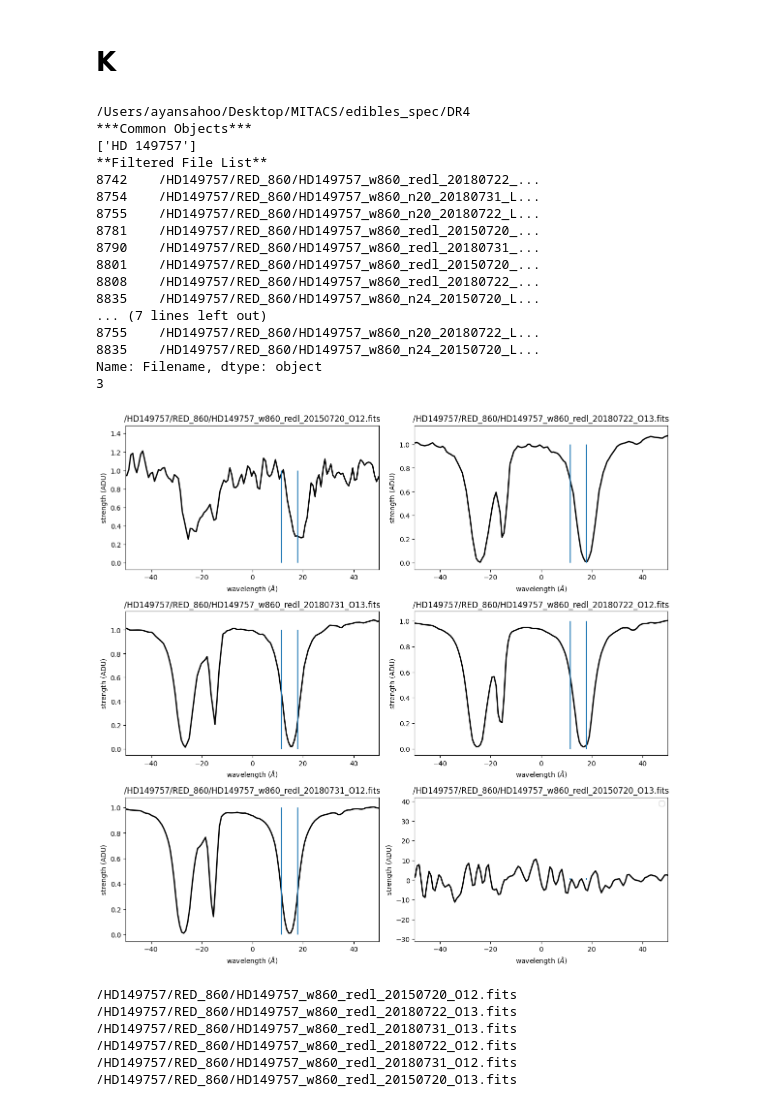
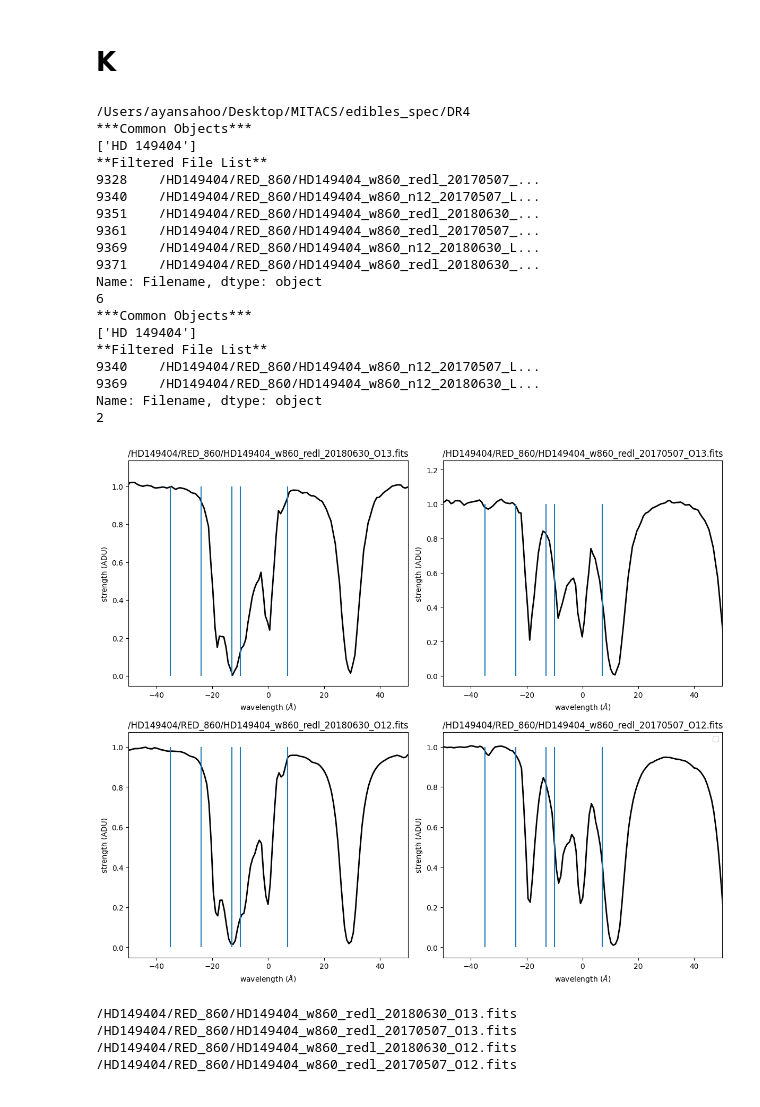
Before and after one commit to AyanS13/edibles, a Jupyter notebook: cloud_checker.ipynb, the cells around one changed output. Cells and saved outputs as stored; diff of their text form; code cells hidden in the pictures.

```diff
--- a/cloud_checker.ipynb
+++ b/cloud_checker.ipynb
@@ -129,7 +131,7 @@ Name: Filename, dtype: object
 # %% [markdown]
 # Na II
 # %%
-sightline = "HD 149757"
+sightline = "HD 149404"
 pythia = EdiblesOracle()
 List_1 = pythia.getFilteredObsList(object=[sightline], MergedOnly=False, Wave=5892)
 test_1 = List_1.values.tolist()
@@ -143,9 +145,10 @@ test = list(test)
 
 lambda0 = [5889.951, 5895.924]
 ref_wave = 5889.951
-cl_1 = -8.7
-cl_2 = -10.6
-# cl_3 = -11
+cl_1 = 7
+cl_2 = -13
+cl_3 = -35
+cl_4 = -24
 # f = [0.005450, 0.005450]
 # gamma = [1e8,1e8]
 # b = [3.5, 3.5]
@@ -159,7 +162,7 @@ l = len(test)
 rows = l//2 + 1
 
 # Create a figure and an array of subplots (3x3 grid)
-fig, axs = plt.subplots(rows, 2, figsize=(12, 15))
+fig, axs = plt.subplots(rows, 2, figsize=(12,10))#(12, 15))
 
 # Flatten the 2D array of axes to easily index them in a single loop
 axs = axs.flatten()
@@ -186,7 +189,8 @@ for i in range(len(test)):
     axs[i].plot(3*(10**5)*(wave-ref_wave)/ref_wave, flux, color='k', linewidth=2)
     axs[i].vlines(x=cl_1, ymin=0, ymax=1)
     axs[i].vlines(x=cl_2, ymin=0, ymax=1)
-    # axs[i].vlines(x=cl_3, ymin=0, ymax=1)
+    axs[i].vlines(x=cl_3, ymin=0, ymax=1)
+    axs[i].vlines(x=cl_4, ymin=0, ymax=1)
 
     # y = np.ones(len(wave))
     # axs[i].plot(wave, y)
@@ -244,11 +252,11 @@ Name: Filename, dtype: object
 # %% [markdown]
 # K
 # %%
-sightline = "HD 149757"
+sightline = "HD 149404"
 pythia = EdiblesOracle()
-List_1 = pythia.getFilteredObsList(object=[sightline], MergedOnly=False, Wave=7680)
+List_1 = pythia.getFilteredObsList(object=[sightline], MergedOnly=False, Wave=7665)
 test_1 = List_1.values.tolist()
-List_2 = pythia.getFilteredObsList(object=[sightline], MergedOnly=True, Wave=7680)
+List_2 = pythia.getFilteredObsList(object=[sightline], MergedOnly=True, Wave=7665)
 test_2 = List_2.values.tolist()
 test = set(test_1) - set(test_2)
 test = list(test)
@@ -256,12 +264,13 @@ test = list(test)
 
 # filename = test[6]
 
-lambda0 = [7664.899, 7698.965]
+lambda0 = [7664.899]
 ref_wave = 7664.899
-cl_1 = 17.8
-cl_2 = 11.6
-# cl_3 = -30
-# cl_3 = -5.4
+cl_1 = 7
+cl_2 = -13
+cl_3 = -35
+cl_4 = -24
+cl_5 = -10
 # f = [0.005450, 0.005450]
 # gamma = [1e8,1e8]
 # b = [3.5, 3.5]
@@ -284,6 +293,7 @@ for i in range(len(test)):
     #++++++++++++++++++++++++++++++++++++++++++++++++++++++++++++++++++++++
     # Define the wavelength range and fetch the spectrum
     wrange = [7661, 7670]
+
     sp = EdiblesSpectrum(test[i])
     sp.getSpectrum(xmin=wrange[0], xmax=wrange[1])
     wave = sp.bary_wave
@@ -302,8 +312,9 @@ for i in range(len(test)):
     axs[i].plot(3*(10**5)*(wave-ref_wave)/ref_wave, flux, color='k', linewidth=2)
     axs[i].vlines(x=cl_1, ymin=0, ymax=1)
     axs[i].vlines(x=cl_2, ymin=0, ymax=1)
-    # axs[i].vlines(x=cl_3, ymin=0, ymax=1)
-    # axs[i].vlines(x=cl_4, ymin=0, ymax=1)
+    axs[i].vlines(x=cl_3, ymin=0, ymax=1)
+    axs[i].vlines(x=cl_4, ymin=0, ymax=1)
+    axs[i].vlines(x=cl_5, ymin=0, ymax=1)
     # y = np.ones(len(wave))
     # axs[i].plot(wave, y)
     #++++++++++++++++++++++++++++++++++++++++++++++++++++++++++++++++++++++++++
@@ -312,50 +323,50 @@ for i in range(len(test)):
     #                    b=b, B_vary=B_vary, N=N, v_rad=v_rad, v_resolution=v_resolution, map =[0,1])
 
     # axs[i].plot(wave, model)
 
     # Set title for each subplot
     axs[i].set_title(str(test[i]))
 
     # Set x and y labels for each subplot
     axs[i].set_xlabel('wavelength ($\AA$)')
     axs[i].set_ylabel('strength (ADU)')
 
     axs[i].set_xlim(-50, 50)
 
 # Hide the unused subplots
 for j in range(len(test), len(axs)):
     fig.delaxes(axs[j])
 # Adjust the layout so titles and labels fit well
 plt.tight_layout()
 plt.legend()
 # Show the plot
 plt.show()
 
 
 for i in test:
     print(i)
 # %% [output]
 /Users/ayansahoo/Desktop/MITACS/edibles_spec/DR4
 ***Common Objects***
-['HD 149757']
+['HD 149404']
 **Filtered File List**
-8742    /HD149757/RED_860/HD149757_w860_redl_20180722_...
-8754    /HD149757/RED_860/HD149757_w860_n20_20180731_L...
-8755    /HD149757/RED_860/HD149757_w860_n20_20180722_L...
-8781    /HD149757/RED_860/HD149757_w860_redl_20150720_...
-8790    /HD149757/RED_860/HD149757_w860_redl_20180731_...
-8801    /HD149757/RED_860/HD149757_w860_redl_20150720_...
-8808    /HD149757/RED_860/HD149757_w860_redl_20180722_...
-8835    /HD149757/RED_860/HD149757_w860_n24_20150720_L...
-... (7 lines left out)
-8755    /HD149757/RED_860/HD149757_w860_n20_20180722_L...
-8835    /HD149757/RED_860/HD149757_w860_n24_20150720_L...
+9328    /HD149404/RED_860/HD149404_w860_redl_20170507_...
+9340    /HD149404/RED_860/HD149404_w860_n12_20170507_L...
+9351    /HD149404/RED_860/HD149404_w860_redl_20180630_...
+9361    /HD149404/RED_860/HD149404_w860_redl_20170507_...
+9369    /HD149404/RED_860/HD149404_w860_n12_20180630_L...
+9371    /HD149404/RED_860/HD149404_w860_redl_20180630_...
 Name: Filename, dtype: object
-3
+6
+***Common Objects***
+['HD 149404']
+**Filtered File List**
+9340    /HD149404/RED_860/HD149404_w860_n12_20170507_L...
+9369    /HD149404/RED_860/HD149404_w860_n12_20180630_L...
+Name: Filename, dtype: object
+2
-[figure, old version]
+[figure, new version]
-/HD149757/RED_860/HD149757_w860_redl_20150720_O12.fits
-/HD149757/RED_860/HD149757_w860_redl_20180722_O13.fits
-/HD149757/RED_860/HD149757_w860_redl_20180731_O13.fits
-/HD149757/RED_860/HD149757_w860_redl_20180722_O12.fits
-/HD149757/RED_860/HD149757_w860_redl_20180731_O12.fits
-/HD149757/RED_860/HD149757_w860_redl_20150720_O13.fits
+/HD149404/RED_860/HD149404_w860_redl_20180630_O13.fits
+/HD149404/RED_860/HD149404_w860_redl_20170507_O13.fits
+/HD149404/RED_860/HD149404_w860_redl_20180630_O12.fits
+/HD149404/RED_860/HD149404_w860_redl_20170507_O12.fits
```
Also changed, not shown: parts of 3 cells of this notebook, 4 other files.
